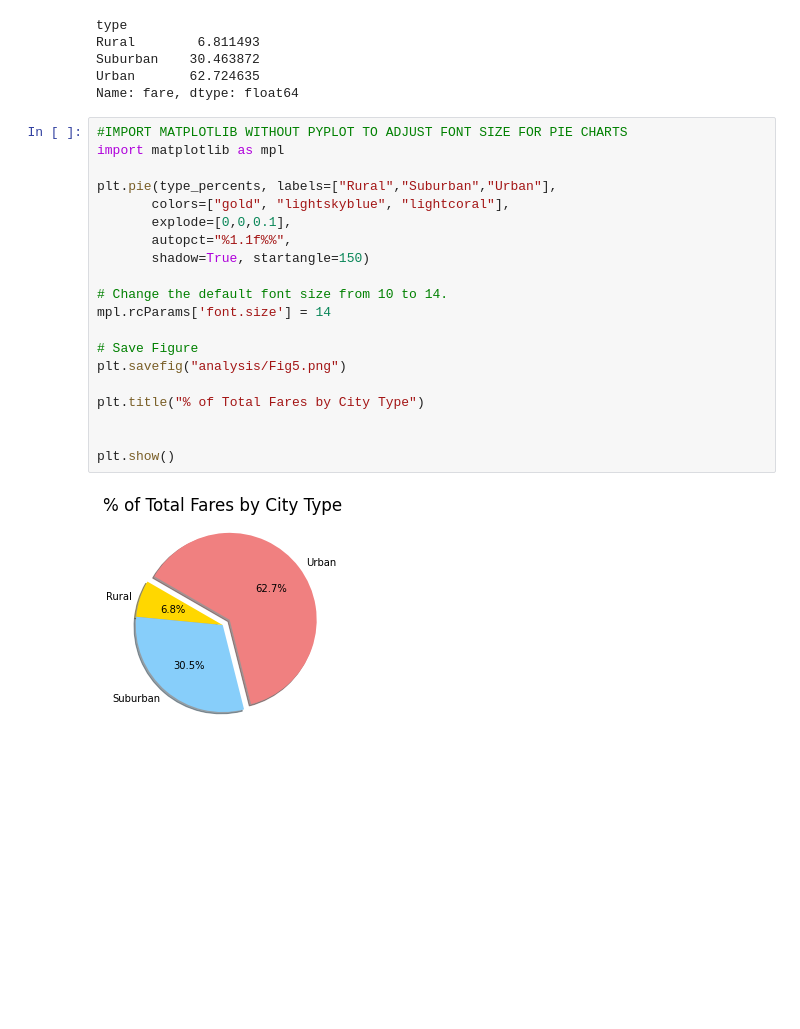
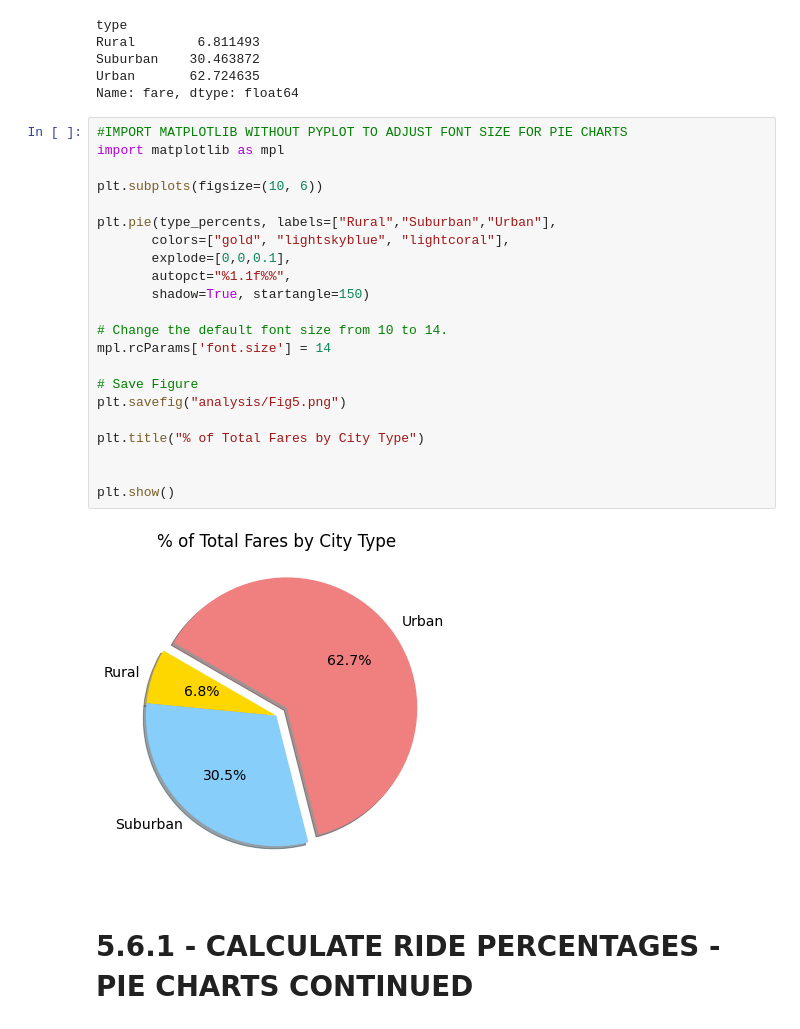
Before and after one commit to TaylorVellios/PyBer_Analysis, a Jupyter notebook: PyBer.ipynb, the cells around one changed output. Saved outputs shown, nothing was run; the diff lists cells and outputs as text; blank space fills up the shorter version.

```diff
--- a/PyBer.ipynb
+++ b/PyBer.ipynb
@@ -799,22 +799,26 @@ Name: fare, dtype: float64
 # %%
 #IMPORT MATPLOTLIB WITHOUT PYPLOT TO ADJUST FONT SIZE FOR PIE CHARTS
 import matplotlib as mpl
+
+plt.subplots(figsize=(10, 6))
 
 plt.pie(type_percents, labels=["Rural","Suburban","Urban"],
        colors=["gold", "lightskyblue", "lightcoral"],
        explode=[0,0,0.1],
        autopct="%1.1f%%",
        shadow=True, startangle=150)
 
 # Change the default font size from 10 to 14.
 mpl.rcParams['font.size'] = 14
 
 # Save Figure
 plt.savefig("analysis/Fig5.png")
 
 plt.title("% of Total Fares by City Type")
 
 
 plt.show()
 # %% [output]
-[figure, old version]
+[figure, new version]
+# %% [markdown]
+# 5.6.1 - CALCULATE RIDE PERCENTAGES - PIE CHARTS CONTINUED
```
Also changed, not shown: parts of 2 cells of this notebook.
